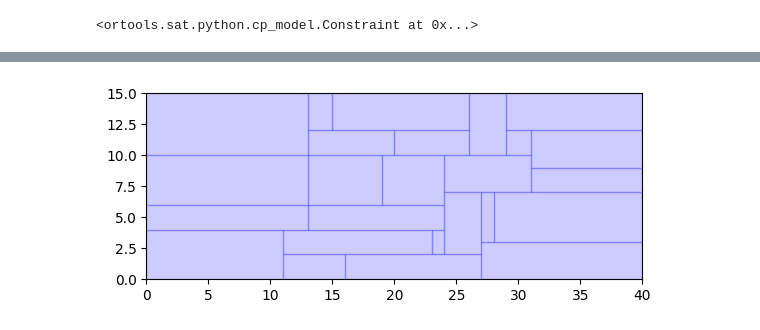
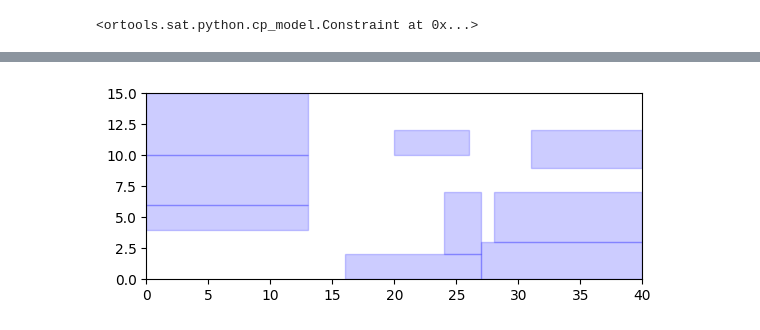
Before and after one commit to MRVSmartNetworks/cpsat-primer, a Jupyter notebook: examples/add_no_overlap_2d.ipynb, the cells around one changed output, grey strips where cells are left out. Saved outputs shown, nothing was run; the diff lists cells and outputs as text; code cells hidden in the pictures.

```diff
--- a/examples/add_no_overlap_2d.ipynb
+++ b/examples/add_no_overlap_2d.ipynb
@@ -72,3 +72,6 @@ y_interval_vars = [
 model.AddNoOverlap2D(x_interval_vars, y_interval_vars)
 # %% [output]
 <ortools.sat.python.cp_model.Constraint at 0x...>
+# %%
+z_vars = [model.NewBoolVar(f"z_{i}") for i in range(len(boxes))]
+model.Add(sum(z_vars[i] * box[2] for i, box in enumerate(boxes))<= container[2])
@@ -75,6 +80,7 @@ model.AddNoOverlap2D(x_interval_vars, y_interval_vars)
+# %%
+for i, box in enumerate(boxes):
+    model.Add(x_vars[i] == -2).OnlyEnforceIf(z_vars[i])
+    model.Add(y_vars[i] == -2).OnlyEnforceIf(z_vars[i])
 # %%
-z_vars = [
-    model.NewIntVar(0, 1, name=f"z1_{i}")
-    for i, box in enumerate(boxes)
-]
-model.Add(sum(z_vars[i] * boxes[i][2] for i in range(len(boxes))) <= container[2])
+box_areas = [box[0]*box[1] for box in boxes]
+model.Maximize(sum(z_vars[i] * box_areas[i] for i in range(len(boxes))))
@@ -91,9 +91,12 @@ solver.parameters.log_search_progress = True
 solver.log_callback = print
 status = solver.Solve(model)
 assert status == cp_model.OPTIMAL
+w_boxes = []
 for i, box in enumerate(boxes):
-    print(
-        f"box {i} is placed at ({solver.Value(x_vars[i])}, {solver.Value(y_vars[i])})"
-    )
+    if solver.Value(z_vars[i]) == 1:
+        print(
+            f"box {i} "
+        )
+        w_boxes.append(box)
 # %% [output]
 Starting CP-SAT solver v9.8.3296
@@ -137,25 +140,25 @@ z_24 = 1
 # %%
 # plot the solution
 import matplotlib.pyplot as plt
 import matplotlib.patches as patches
 
 fig, ax = plt.subplots(1)
 ax.set_xlim(0, container[0])
 ax.set_ylim(0, container[1])
 for i, box in enumerate(boxes):
-    #if solver.Value(z_vars[i]) > 0:
-    ax.add_patch(
-        patches.Rectangle(
-            (solver.Value(x_vars[i]), solver.Value(y_vars[i])),
-            box[0],
-            box[1],
-            facecolor="blue",
-            alpha=0.2,
-            edgecolor="b",
+    if solver.Value(z_vars[i]) > 0:
+        ax.add_patch(
+            patches.Rectangle(
+                (solver.Value(x_vars[i]), solver.Value(y_vars[i])),
+                box[0],
+                box[1],
+                facecolor="blue",
+                alpha=0.2,
+                edgecolor="b",
+            )
         )
-    )
 # uniform axis
 ax.set_aspect("equal", adjustable="box")
 plt.show()
 # %% [output]
-[figure, old version]
+[figure, new version]
```
Also changed, not shown: parts of 7 cells of this notebook, 1 other file.
